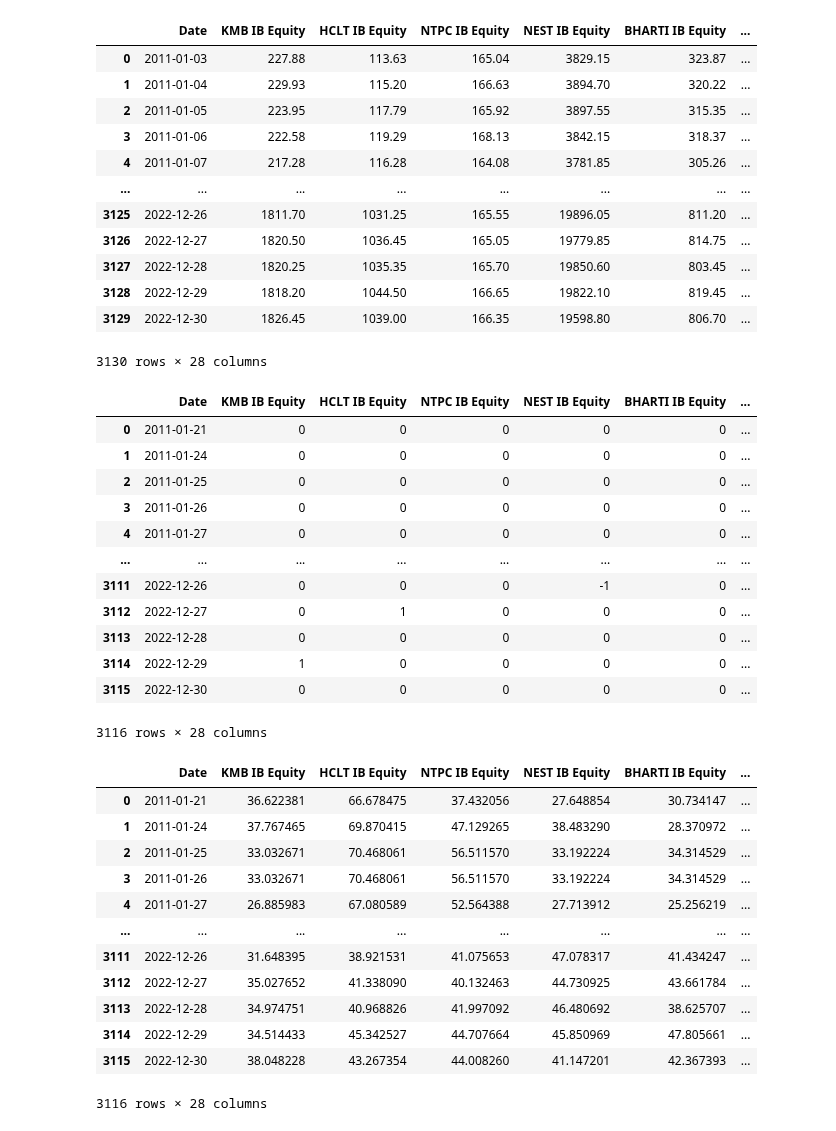
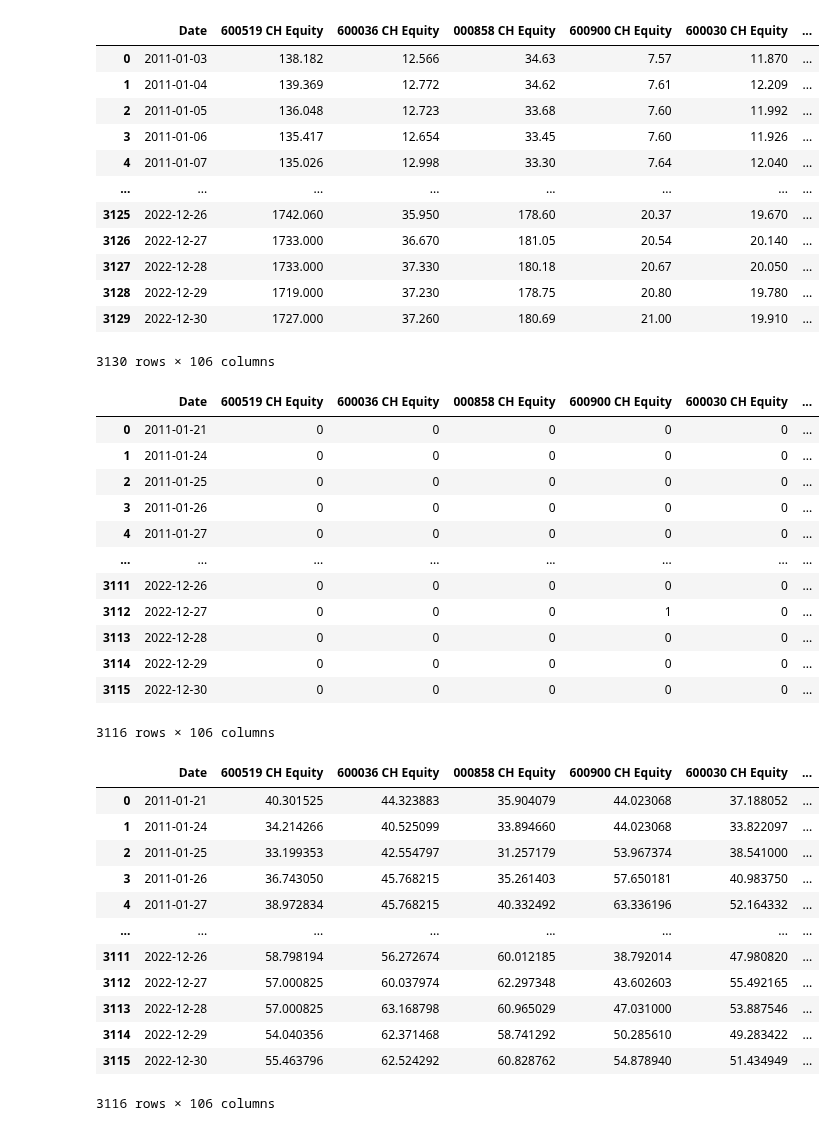
Before and after one commit to vedant2423/data-analysis-with-technical-indicators, a Jupyter notebook: Pair Trading final/notebooks/Without clustering/daily_pair_trade.ipynb, the cells around one changed output. Drawn from its saved outputs; the diff is of its cells as text; code cells hidden in the pictures.

```diff
--- a/Pair Trading final/notebooks/Without clustering/daily_pair_trade.ipynb
+++ b/Pair Trading final/notebooks/Without clustering/daily_pair_trade.ipynb
@@ -14,34 +14,34 @@ t = 6
 #RSI parameters
 period = 14
 # %%
-dataimport = pd.read_csv('/Users/hitengoel/Machine Learning/data analysis(technical indiactors)/data-analysis-with-technical-indicators/Pair Trading final/data/Indexes/Sensex.csv')
+dataimport = pd.read_csv('/Users/hitengoel/Machine Learning/data analysis(technical indiactors)/data-analysis-with-technical-indicators/Pair Trading final/data/Indexes/SHSZ300 (CSI 300).csv')
 
 
 dataimport['Date'] = pd.to_datetime(dataimport['Date'])
 dataimport.set_index('Date', inplace=True)
 data = dataimport.copy()
 
 data.reset_index(inplace=True)
 data['Date'] = data['Date'].astype(str)
 stock_names = data.columns[1:]
 
 datacopy = data.copy()
 
 data
 # %% [output]
-|  | Date | KMB IB Equity | HCLT IB Equity | NTPC IB Equity | NEST IB Equity | BHARTI IB Equity | ... |
-| 0 | 2011-01-03 | 227.88 | 113.63 | 165.04 | 3829.15 | 323.87 | ... |
-| 1 | 2011-01-04 | 229.93 | 115.20 | 166.63 | 3894.70 | 320.22 | ... |
-| 2 | 2011-01-05 | 223.95 | 117.79 | 165.92 | 3897.55 | 315.35 | ... |
-| 3 | 2011-01-06 | 222.58 | 119.29 | 168.13 | 3842.15 | 318.37 | ... |
-| 4 | 2011-01-07 | 217.28 | 116.28 | 164.08 | 3781.85 | 305.26 | ... |
+|  | Date | 600519 CH Equity | 600036 CH Equity | 000858 CH Equity | 600900 CH Equity | 600030 CH Equity | ... |
+| 0 | 2011-01-03 | 138.182 | 12.566 | 34.63 | 7.57 | 11.870 | ... |
+| 1 | 2011-01-04 | 139.369 | 12.772 | 34.62 | 7.61 | 12.209 | ... |
+| 2 | 2011-01-05 | 136.048 | 12.723 | 33.68 | 7.60 | 11.992 | ... |
+| 3 | 2011-01-06 | 135.417 | 12.654 | 33.45 | 7.60 | 11.926 | ... |
+| 4 | 2011-01-07 | 135.026 | 12.998 | 33.30 | 7.64 | 12.040 | ... |
 | ... | ... | ... | ... | ... | ... | ... | ... |
-| 3125 | 2022-12-26 | 1811.70 | 1031.25 | 165.55 | 19896.05 | 811.20 | ... |
-| 3126 | 2022-12-27 | 1820.50 | 1036.45 | 165.05 | 19779.85 | 814.75 | ... |
-| 3127 | 2022-12-28 | 1820.25 | 1035.35 | 165.70 | 19850.60 | 803.45 | ... |
-| 3128 | 2022-12-29 | 1818.20 | 1044.50 | 166.65 | 19822.10 | 819.45 | ... |
-| 3129 | 2022-12-30 | 1826.45 | 1039.00 | 166.35 | 19598.80 | 806.70 | ... |
+| 3125 | 2022-12-26 | 1742.060 | 35.950 | 178.60 | 20.37 | 19.670 | ... |
+| 3126 | 2022-12-27 | 1733.000 | 36.670 | 181.05 | 20.54 | 20.140 | ... |
+| 3127 | 2022-12-28 | 1733.000 | 37.330 | 180.18 | 20.67 | 20.050 | ... |
+| 3128 | 2022-12-29 | 1719.000 | 37.230 | 178.75 | 20.80 | 19.780 | ... |
+| 3129 | 2022-12-30 | 1727.000 | 37.260 | 180.69 | 21.00 | 19.910 | ... |
-3130 rows × 28 columns
+3130 rows × 106 columns
 # %%
 def MACD(price_data, short_window, long_window, signal_window, column_name):
     data = price_data
@@ -102,19 +102,19 @@ master_macd = master_macd.reset_index(drop=True)
 #master_macd = master_macd[232:725]
 master_macd
 # %% [output]
-|  | Date | KMB IB Equity | HCLT IB Equity | NTPC IB Equity | NEST IB Equity | BHARTI IB Equity | ... |
+|  | Date | 600519 CH Equity | 600036 CH Equity | 000858 CH Equity | 600900 CH Equity | 600030 CH Equity | ... |
 | 0 | 2011-01-21 | 0 | 0 | 0 | 0 | 0 | ... |
 | 1 | 2011-01-24 | 0 | 0 | 0 | 0 | 0 | ... |
 | 2 | 2011-01-25 | 0 | 0 | 0 | 0 | 0 | ... |
 | 3 | 2011-01-26 | 0 | 0 | 0 | 0 | 0 | ... |
 | 4 | 2011-01-27 | 0 | 0 | 0 | 0 | 0 | ... |
 | ... | ... | ... | ... | ... | ... | ... | ... |
-| 3111 | 2022-12-26 | 0 | 0 | 0 | -1 | 0 | ... |
-| 3112 | 2022-12-27 | 0 | 1 | 0 | 0 | 0 | ... |
+| 3111 | 2022-12-26 | 0 | 0 | 0 | 0 | 0 | ... |
+| 3112 | 2022-12-27 | 0 | 0 | 0 | 1 | 0 | ... |
 | 3113 | 2022-12-28 | 0 | 0 | 0 | 0 | 0 | ... |
-| 3114 | 2022-12-29 | 1 | 0 | 0 | 0 | 0 | ... |
+| 3114 | 2022-12-29 | 0 | 0 | 0 | 0 | 0 | ... |
 | 3115 | 2022-12-30 | 0 | 0 | 0 | 0 | 0 | ... |
-3116 rows × 28 columns
+3116 rows × 106 columns
 # %%
 def calculate_rsi(prices, period):
     delta = prices.diff()
@@ -148,19 +148,19 @@ master_rsi = rsi_values[period:]
 master_rsi = master_rsi.reset_index(drop=True)
 master_rsi
 # %% [output]
-|  | Date | KMB IB Equity | HCLT IB Equity | NTPC IB Equity | NEST IB Equity | BHARTI IB Equity | ... |
-| 0 | 2011-01-21 | 36.622381 | 66.678475 | 37.432056 | 27.648854 | 30.734147 | ... |
-| 1 | 2011-01-24 | 37.767465 | 69.870415 | 47.129265 | 38.483290 | 28.370972 | ... |
-| 2 | 2011-01-25 | 33.032671 | 70.468061 | 56.511570 | 33.192224 | 34.314529 | ... |
-| 3 | 2011-01-26 | 33.032671 | 70.468061 | 56.511570 | 33.192224 | 34.314529 | ... |
-| 4 | 2011-01-27 | 26.885983 | 67.080589 | 52.564388 | 27.713912 | 25.256219 | ... |
+|  | Date | 600519 CH Equity | 600036 CH Equity | 000858 CH Equity | 600900 CH Equity | 600030 CH Equity | ... |
+| 0 | 2011-01-21 | 40.301525 | 44.323883 | 35.904079 | 44.023068 | 37.188052 | ... |
+| 1 | 2011-01-24 | 34.214266 | 40.525099 | 33.894660 | 44.023068 | 33.822097 | ... |
+| 2 | 2011-01-25 | 33.199353 | 42.554797 | 31.257179 | 53.967374 | 38.541000 | ... |
+| 3 | 2011-01-26 | 36.743050 | 45.768215 | 35.261403 | 57.650181 | 40.983750 | ... |
+| 4 | 2011-01-27 | 38.972834 | 45.768215 | 40.332492 | 63.336196 | 52.164332 | ... |
 | ... | ... | ... | ... | ... | ... | ... | ... |
-| 3111 | 2022-12-26 | 31.648395 | 38.921531 | 41.075653 | 47.078317 | 41.434247 | ... |
-| 3112 | 2022-12-27 | 35.027652 | 41.338090 | 40.132463 | 44.730925 | 43.661784 | ... |
-| 3113 | 2022-12-28 | 34.974751 | 40.968826 | 41.997092 | 46.480692 | 38.625707 | ... |
-| 3114 | 2022-12-29 | 34.514433 | 45.342527 | 44.707664 | 45.850969 | 47.805661 | ... |
-| 3115 | 2022-12-30 | 38.048228 | 43.267354 | 44.008260 | 41.147201 | 42.367393 | ... |
+| 3111 | 2022-12-26 | 58.798194 | 56.272674 | 60.012185 | 38.792014 | 47.980820 | ... |
+| 3112 | 2022-12-27 | 57.000825 | 60.037974 | 62.297348 | 43.602603 | 55.492165 | ... |
+| 3113 | 2022-12-28 | 57.000825 | 63.168798 | 60.965029 | 47.031000 | 53.887546 | ... |
+| 3114 | 2022-12-29 | 54.040356 | 62.371468 | 58.741292 | 50.285610 | 49.283422 | ... |
+| 3115 | 2022-12-30 | 55.463796 | 62.524292 | 60.828762 | 54.878940 | 51.434949 | ... |
-3116 rows × 28 columns
+3116 rows × 106 columns
 # %%
 prices = datacopy
 prices = prices[period:]
```
Also changed, not shown: parts of 5 cells of this notebook, 42 other files.
